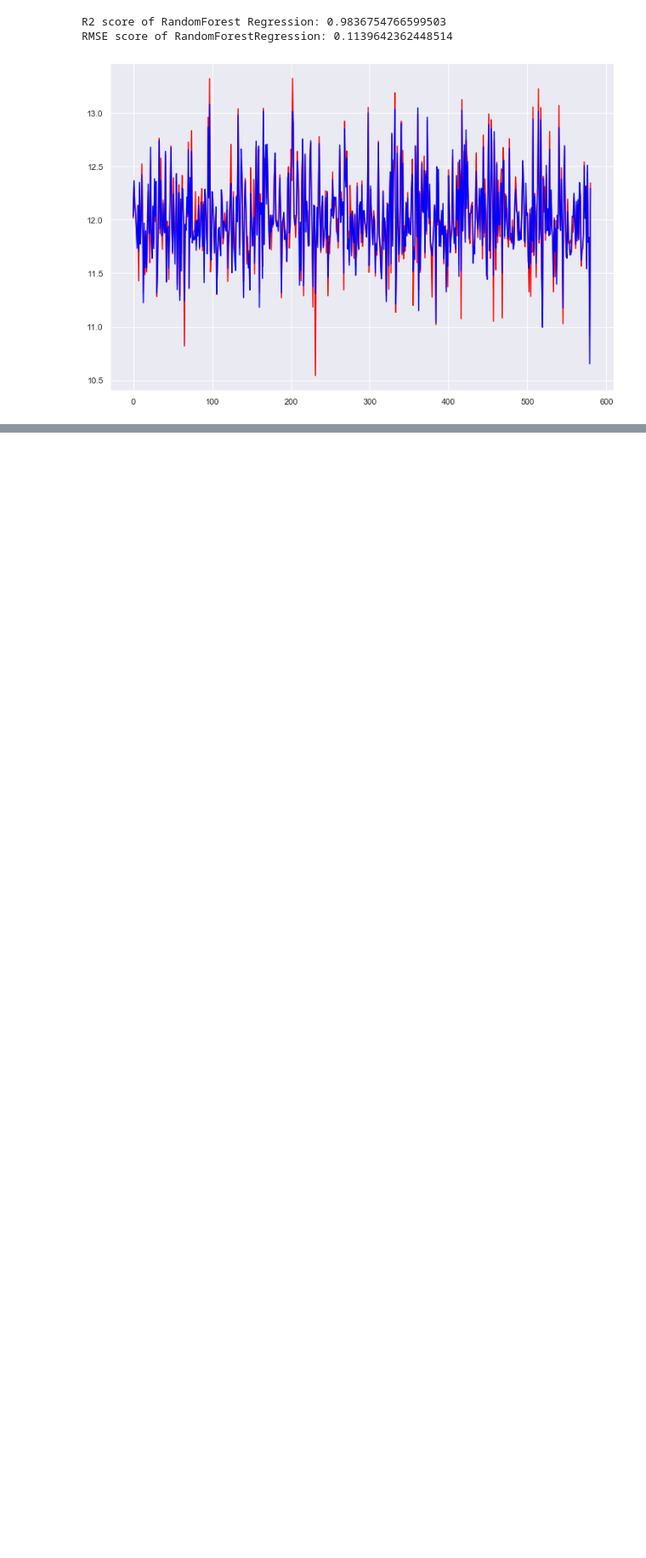
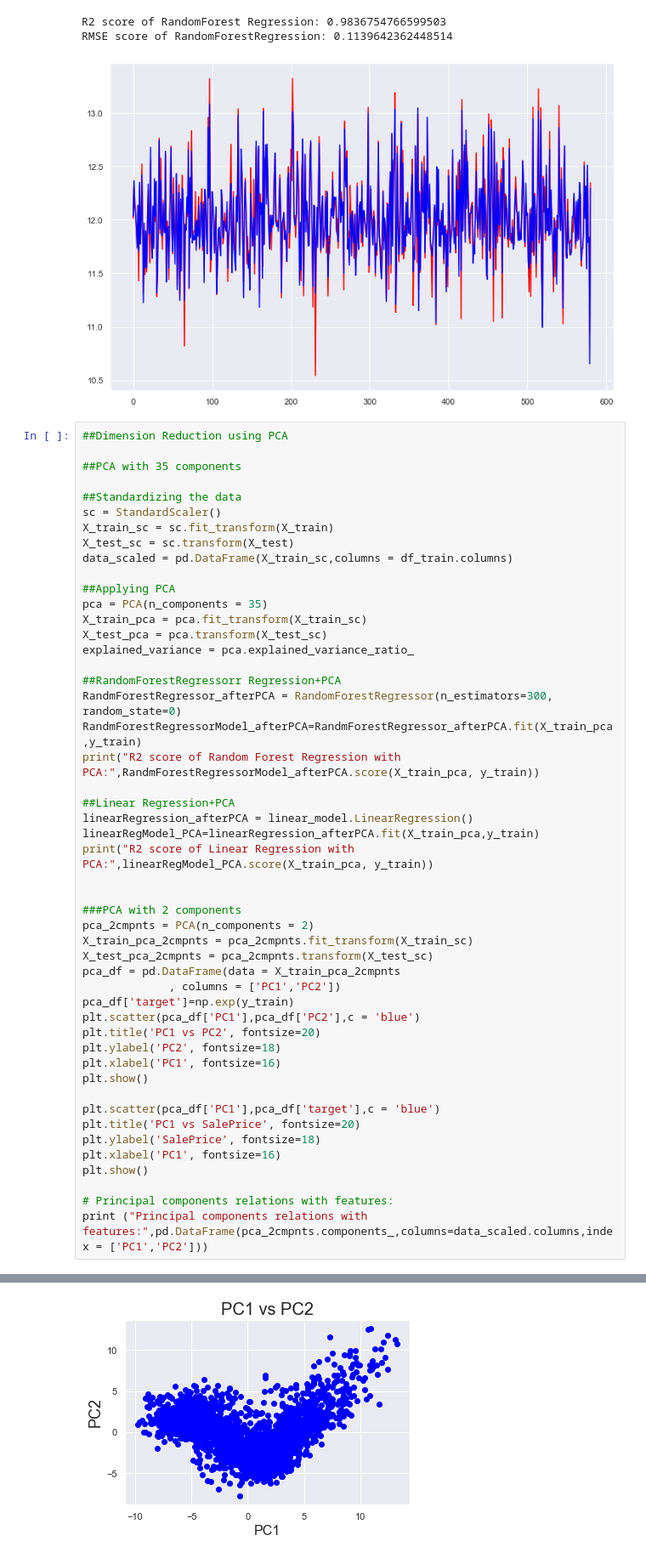
Before and after one commit to agrawalnaman/cmpe255-group8-housing-price-prediction, a Jupyter notebook: Housing Price Prediction Project.ipynb, the cells around one changed output, grey strips where cells are left out. Shown at 85% size. Drawn from its saved outputs; the diff is of its cells as text; blank space fills up the shorter version.

```diff
--- a/Housing Price Prediction Project.ipynb
+++ b/Housing Price Prediction Project.ipynb
@@ -399,3 +399,53 @@ R2 score of Linear Regression: 0.9397805444623857
 R2 score of RandomForest Regression: 0.9836754766599503
 RMSE score of RandomForestRegression: 0.1139642362448514
 [figure]
+# %%
+##Dimension Reduction using PCA
+
+##PCA with 35 components
+
+##Standardizing the data
+sc = StandardScaler()
+X_train_sc = sc.fit_transform(X_train)
+X_test_sc = sc.transform(X_test)
+data_scaled = pd.DataFrame(X_train_sc,columns = df_train.columns)
+
+##Applying PCA
+pca = PCA(n_components = 35)
+X_train_pca = pca.fit_transform(X_train_sc)
+X_test_pca = pca.transform(X_test_sc)
+explained_variance = pca.explained_variance_ratio_
+
+##RandomForestRegressorr Regression+PCA
+RandmForestRegressor_afterPCA = RandomForestRegressor(n_estimators=300, random_state=0)
+RandmForestRegressorModel_afterPCA=RandmForestRegressor_afterPCA.fit(X_train_pca,y_train)
+print("R2 score of Random Forest Regression with PCA:",RandmForestRegressorModel_afterPCA.score(X_train_pca, y_train))
+
+##Linear Regression+PCA
+linearRegression_afterPCA = linear_model.LinearRegression()
+linearRegModel_PCA=linearRegression_afterPCA.fit(X_train_pca,y_train)
+print("R2 score of Linear Regression with PCA:",linearRegModel_PCA.score(X_train_pca, y_train))
+
+
+###PCA with 2 components
+pca_2cmpnts = PCA(n_components = 2)
+X_train_pca_2cmpnts = pca_2cmpnts.fit_transform(X_train_sc)
+X_test_pca_2cmpnts = pca_2cmpnts.transform(X_test_sc)
+pca_df = pd.DataFrame(data = X_train_pca_2cmpnts
+             , columns = ['PC1','PC2'])
+pca_df['target']=np.exp(y_train)
+plt.scatter(pca_df['PC1'],pca_df['PC2'],c = 'blue')
+plt.title('PC1 vs PC2', fontsize=20)
+plt.ylabel('PC2', fontsize=18)
+plt.xlabel('PC1', fontsize=16)
+plt.show()
+
+plt.scatter(pca_df['PC1'],pca_df['target'],c = 'blue')
+plt.title('PC1 vs SalePrice', fontsize=20)
+plt.ylabel('SalePrice', fontsize=18)
+plt.xlabel('PC1', fontsize=16)
+plt.show()
+
+# Principal components relations with features:
+print ("Principal components relations with features:",pd.DataFrame(pca_2cmpnts.components_,columns=data_scaled.columns,index = ['PC1','PC2']))
+# %% [output]
@@ -401,0 +454 @@ RMSE score of RandomForestRegression: 0.1139642362448514
+[figure, added]
```
Also changed, not shown: parts of 1 cell of this notebook.
